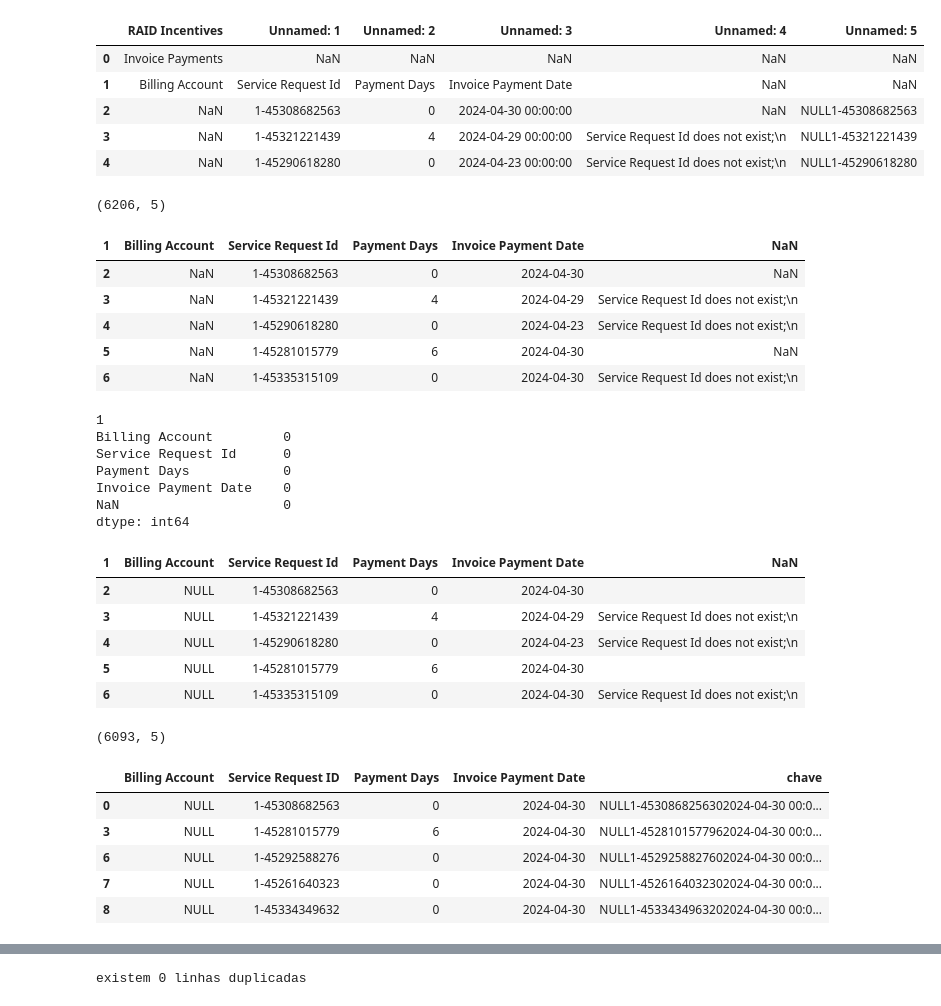
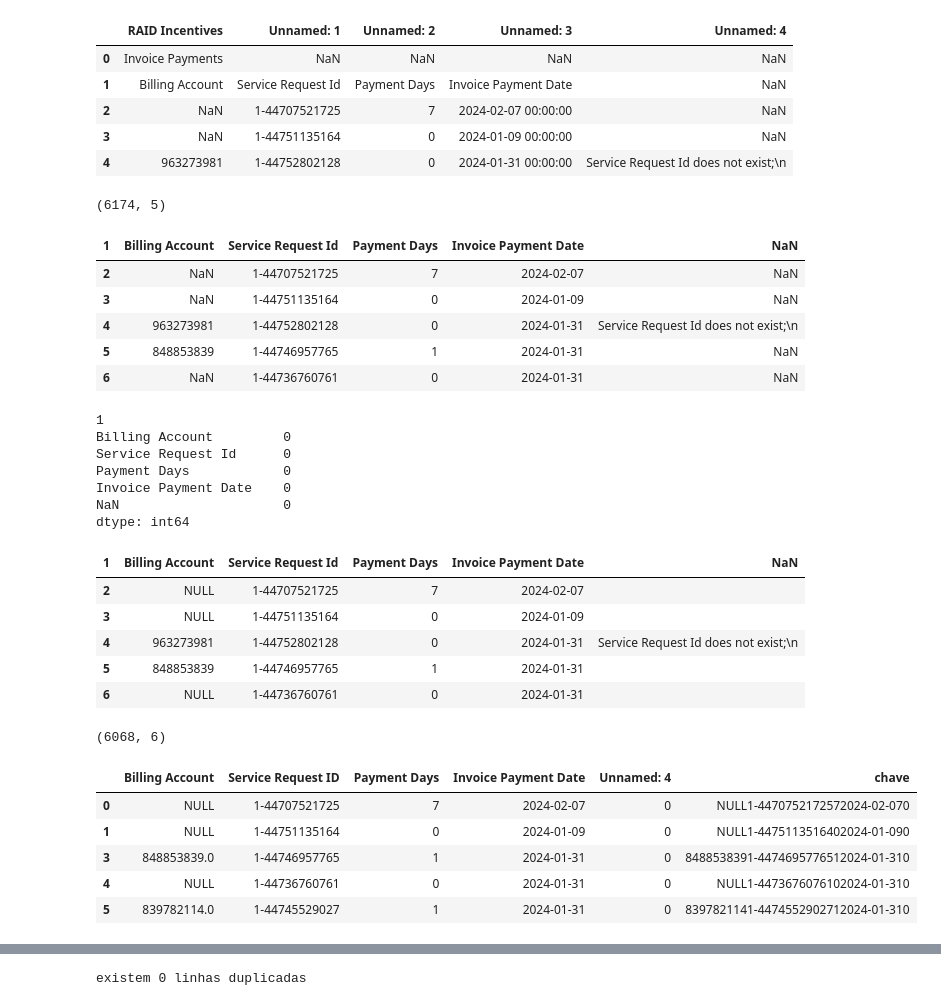
Before and after one commit to josepmatias/nos_reten-ao, a Jupyter notebook: actividades extra.ipynb, the cells around one changed output, grey strips where cells are left out. Cells and saved outputs as stored; diff of their text form; code cells hidden in the pictures.

```diff
--- a/actividades extra.ipynb
+++ b/actividades extra.ipynb
@@ -14,7 +11,7 @@ Successfully installed pyxlsb-1.0.10
 # %%
 #designar nomes de ficheiros
-template_acordos_pagamento="042024_TEMPLATE_ACORDOS_PAGAMENTO_v3.xlsx"
-template_pagamento="042024_TEMPLATE_PAGAMENTO.xlsx"
+template_acordos_pagamento="012024_TEMPLATE_ACORDOS_PAGAMENTO_v3.xlsx"
+template_pagamento="012024_TEMPLATE_PAGAMENTO.xlsx"
 
 erro_template_acordos_pagamento="Erro_acordos_pagamento.xlsx"
 # %%
@@ -411,16 +271,16 @@ o nº de duplicados é 2
 # %%
 #ler o ficheiro que RI devolve como erro no upload do ficheiro template_pagamentodb - actualizar nome da folha se necessário
 
-erro_pagamento=pd.read_excel(template_pagamento, sheet_name="Erro")
+erro_pagamento=pd.read_excel(template_pagamento, sheet_name="ERRO")
 
 erro_pagamento.head()
 # %% [output]
-|  | RAID Incentives | Unnamed: 1 | Unnamed: 2 | Unnamed: 3 | Unnamed: 4 | Unnamed: 5 |
-| 0 | Invoice Payments | NaN | NaN | NaN | NaN | NaN |
-| 1 | Billing Account | Service Request Id | Payment Days | Invoice Payment Date | NaN | NaN |
-| 2 | NaN | 1-45308682563 | 0 | 2024-04-30 00:00:00 | NaN | NULL1-45308682563 |
-| 3 | NaN | 1-45321221439 | 4 | 2024-04-29 00:00:00 | Service Request Id does not exist;\n | NULL1-45321221439 |
-| 4 | NaN | 1-45290618280 | 0 | 2024-04-23 00:00:00 | Service Request Id does not exist;\n | NULL1-45290618280 |
+|  | RAID Incentives | Unnamed: 1 | Unnamed: 2 | Unnamed: 3 | Unnamed: 4 |
+| 0 | Invoice Payments | NaN | NaN | NaN | NaN |
+| 1 | Billing Account | Service Request Id | Payment Days | Invoice Payment Date | NaN |
+| 2 | NaN | 1-44707521725 | 7 | 2024-02-07 00:00:00 | NaN |
+| 3 | NaN | 1-44751135164 | 0 | 2024-01-09 00:00:00 | NaN |
+| 4 | 963273981 | 1-44752802128 | 0 | 2024-01-31 00:00:00 | Service Request Id does not exist;\n |
 # %%
 #formatar folha "erro pagamento"
 erro_pagamento2=erro_pagamento.iloc[2:, :5]
@@ -433,13 +293,13 @@ erro_pagamento2["Invoice Payment Date"]=pd.to_datetime(erro_pagamento2["Invoice
 print(erro_pagamento2.shape)
 erro_pagamento2.head()
 # %% [output]
-(6206, 5)
+(6174, 5)
 | 1 | Billing Account | Service Request Id | Payment Days | Invoice Payment Date | NaN |
-| 2 | NaN | 1-45308682563 | 0 | 2024-04-30 | NaN |
-| 3 | NaN | 1-45321221439 | 4 | 2024-04-29 | Service Request Id does not exist;\n |
-| 4 | NaN | 1-45290618280 | 0 | 2024-04-23 | Service Request Id does not exist;\n |
-| 5 | NaN | 1-45281015779 | 6 | 2024-04-30 | NaN |
-| 6 | NaN | 1-45335315109 | 0 | 2024-04-30 | Service Request Id does not exist;\n |
+| 2 | NaN | 1-44707521725 | 7 | 2024-02-07 | NaN |
+| 3 | NaN | 1-44751135164 | 0 | 2024-01-09 | NaN |
+| 4 | 963273981 | 1-44752802128 | 0 | 2024-01-31 | Service Request Id does not exist;\n |
+| 5 | 848853839 | 1-44746957765 | 1 | 2024-01-31 | NaN |
+| 6 | NaN | 1-44736760761 | 0 | 2024-01-31 | NaN |
 # %%
 #substituir NaN na 1ª coluna de erro_pagamento2
 
@@ -461,11 +321,11 @@ Invoice Payment Date    0
 NaN                     0
 dtype: int64
 | 1 | Billing Account | Service Request Id | Payment Days | Invoice Payment Date | NaN |
-| 2 | NULL | 1-45308682563 | 0 | 2024-04-30 |  |
-| 3 | NULL | 1-45321221439 | 4 | 2024-04-29 | Service Request Id does not exist;\n |
-| 4 | NULL | 1-45290618280 | 0 | 2024-04-23 | Service Request Id does not exist;\n |
-| 5 | NULL | 1-45281015779 | 6 | 2024-04-30 |  |
-| 6 | NULL | 1-45335315109 | 0 | 2024-04-30 | Service Request Id does not exist;\n |
+| 2 | NULL | 1-44707521725 | 7 | 2024-02-07 |  |
+| 3 | NULL | 1-44751135164 | 0 | 2024-01-09 |  |
+| 4 | 963273981 | 1-44752802128 | 0 | 2024-01-31 | Service Request Id does not exist;\n |
+| 5 | 848853839 | 1-44746957765 | 1 | 2024-01-31 |  |
+| 6 | NULL | 1-44736760761 | 0 | 2024-01-31 |  |
 # %%
 #criar coluna "chave" em template_pagamentodb e erro_pagamento2
 
@@ -481,16 +342,16 @@ erro_pagamento2["chave"]=func_chave(erro_pagamento2)
 #excluir todas as linhas que devolvem erro por SR não existente
 
 
-template_pagamentodb2=template_pagamentodb.loc[template_pagamentodb["chave"].isin(erro_pagamento2["chave"].tolist()), :]
+template_pagamentodb2=template_pagamentodb.loc[~template_pagamentodb["chave"].isin(erro_pagamento2["chave"].tolist()), :]
 
 print(template_pagamentodb2.shape)
 
 template_pagamentodb2.head()
 # %% [output]
-(6093, 5)
+(6068, 6)
-|  | Billing Account | Service Request ID | Payment Days | Invoice Payment Date | chave |
-| 0 | NULL | 1-45308682563 | 0 | 2024-04-30 | NULL1-4530868256302024-04-30 00:0... |
-| 3 | NULL | 1-45281015779 | 6 | 2024-04-30 | NULL1-4528101577962024-04-30 00:0... |
-| 6 | NULL | 1-45292588276 | 0 | 2024-04-30 | NULL1-4529258827602024-04-30 00:0... |
-| 7 | NULL | 1-45261640323 | 0 | 2024-04-30 | NULL1-4526164032302024-04-30 00:0... |
-| 8 | NULL | 1-45334349632 | 0 | 2024-04-30 | NULL1-4533434963202024-04-30 00:0... |
+|  | Billing Account | Service Request ID | Payment Days | Invoice Payment Date | Unnamed: 4 | chave |
+| 0 | NULL | 1-44707521725 | 7 | 2024-02-07 | 0 | NULL1-4470752172572024-02-070 |
+| 1 | NULL | 1-44751135164 | 0 | 2024-01-09 | 0 | NULL1-4475113516402024-01-090 |
+| 3 | 848853839.0 | 1-44746957765 | 1 | 2024-01-31 | 0 | 8488538391-4474695776512024-01-310 |
+| 4 | NULL | 1-44736760761 | 0 | 2024-01-31 | 0 | NULL1-4473676076102024-01-310 |
+| 5 | 839782114.0 | 1-44745529027 | 1 | 2024-01-31 | 0 | 8397821141-4474552902712024-01-310 |
```
Also changed, not shown: parts of 42 cells of this notebook.
